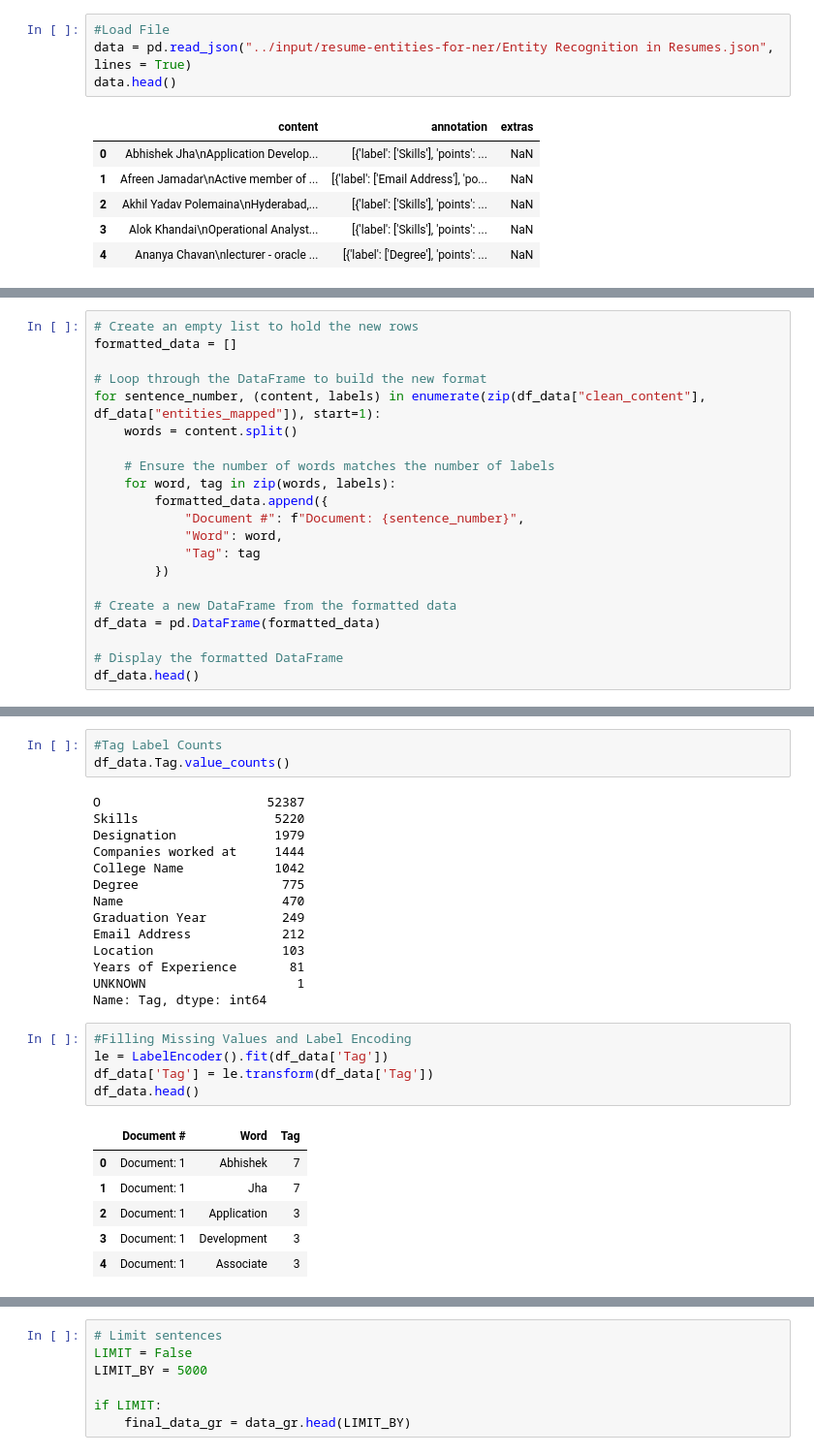
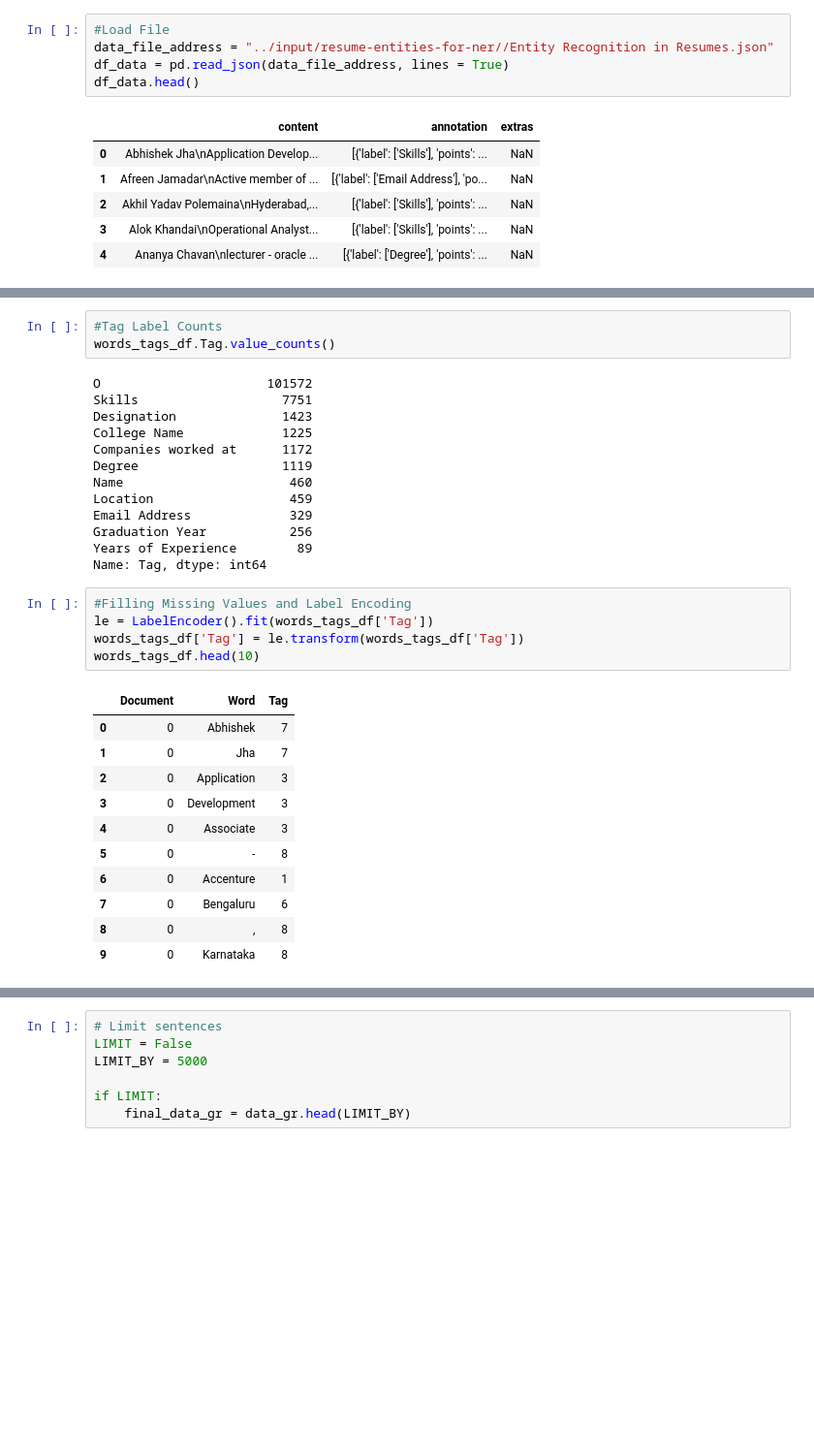
Before and after one commit to NitayGitHub/Resume-NER-Using-Bert, a Jupyter notebook: Resume NER Prediction.ipynb, the cells around one changed output, grey strips where cells are left out. Shown at 97% size. Drawn from its saved outputs; the diff is of its cells as text; blank space fills up the shorter version.

```diff
--- a/Resume NER Prediction.ipynb
+++ b/Resume NER Prediction.ipynb
@@ -44,7 +47,8 @@ device =  "cuda" if torch.cuda.is_available() else "cpu"
 # %%
 #Load File
-data = pd.read_json("../input/resume-entities-for-ner/Entity Recognition in Resumes.json", lines = True)
-data.head()
+data_file_address = "../input/resume-entities-for-ner//Entity Recognition in Resumes.json"
+df_data = pd.read_json(data_file_address, lines = True)
+df_data.head()
 # %% [output]
 |  | content | annotation | extras |
 | 0 | Abhishek Jha\nApplication Develop... | [{'label': ['Skills'], 'points': ... | NaN |
@@ -147,21 +58,0 @@ df_data["clean_content"] = clean_content
-# %%
-# Create an empty list to hold the new rows
-formatted_data = []
-
-# Loop through the DataFrame to build the new format
-for sentence_number, (content, labels) in enumerate(zip(df_data["clean_content"], df_data["entities_mapped"]), start=1):
-    words = content.split()
-
-    # Ensure the number of words matches the number of labels
-    for word, tag in zip(words, labels):
-        formatted_data.append({
-            "Document #": f"Document: {sentence_number}",
-            "Word": word,
-            "Tag": tag
-        })
-
-# Create a new DataFrame from the formatted data
-df_data = pd.DataFrame(formatted_data)
-
-# Display the formatted DataFrame
-df_data.head()
@@ -182,32 +129,36 @@ Tag           0
 dtype: int64
 # %%
 #Tag Label Counts
-df_data.Tag.value_counts()
+words_tags_df.Tag.value_counts()
 # %% [output]
-O                      52387
-Skills                  5220
-Designation             1979
-Companies worked at     1444
-College Name            1042
-Degree                   775
-Name                     470
-Graduation Year          249
-Email Address            212
-Location                 103
-Years of Experience       81
-UNKNOWN                    1
+O                      101572
+Skills                   7751
+Designation              1423
+College Name             1225
+Companies worked at      1172
+Degree                   1119
+Name                      460
+Location                  459
+Email Address             329
+Graduation Year           256
+Years of Experience        89
 Name: Tag, dtype: int64
 # %%
 #Filling Missing Values and Label Encoding
-le = LabelEncoder().fit(df_data['Tag'])
-df_data['Tag'] = le.transform(df_data['Tag'])
-df_data.head()
+le = LabelEncoder().fit(words_tags_df['Tag'])
+words_tags_df['Tag'] = le.transform(words_tags_df['Tag'])
+words_tags_df.head(10)
 # %% [output]
-|  | Document # | Word | Tag |
-| 0 | Document: 1 | Abhishek | 7 |
-| 1 | Document: 1 | Jha | 7 |
-| 2 | Document: 1 | Application | 3 |
-| 3 | Document: 1 | Development | 3 |
-| 4 | Document: 1 | Associate | 3 |
+|  | Document | Word | Tag |
+| 0 | 0 | Abhishek | 7 |
+| 1 | 0 | Jha | 7 |
+| 2 | 0 | Application | 3 |
+| 3 | 0 | Development | 3 |
+| 4 | 0 | Associate | 3 |
+| 5 | 0 | - | 8 |
+| 6 | 0 | Accenture | 1 |
+| 7 | 0 | Bengaluru | 6 |
+| 8 | 0 | , | 8 |
+| 9 | 0 | Karnataka | 8 |
 # %%
 #Group By Sentences
```
Also changed, not shown: parts of 20 cells of this notebook.
